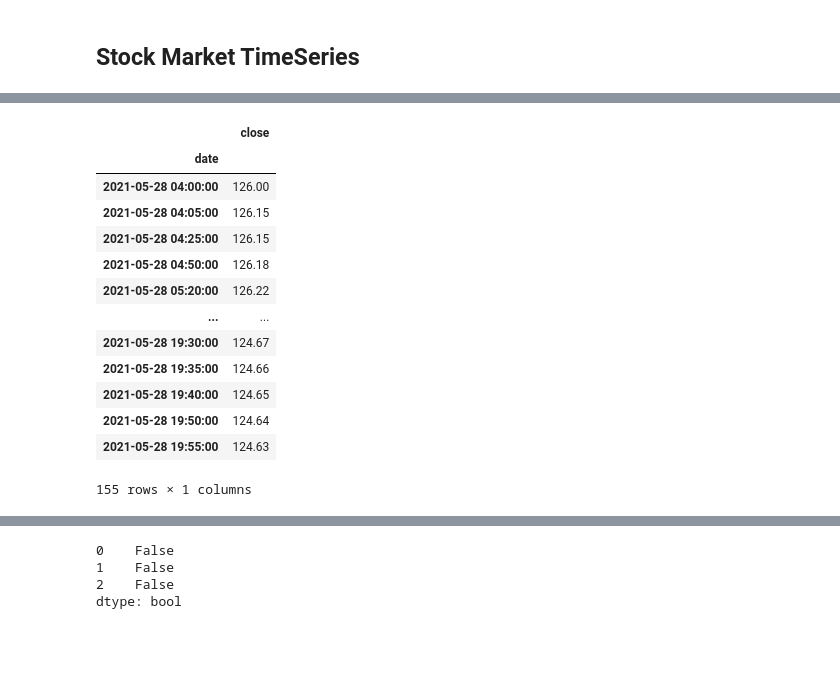
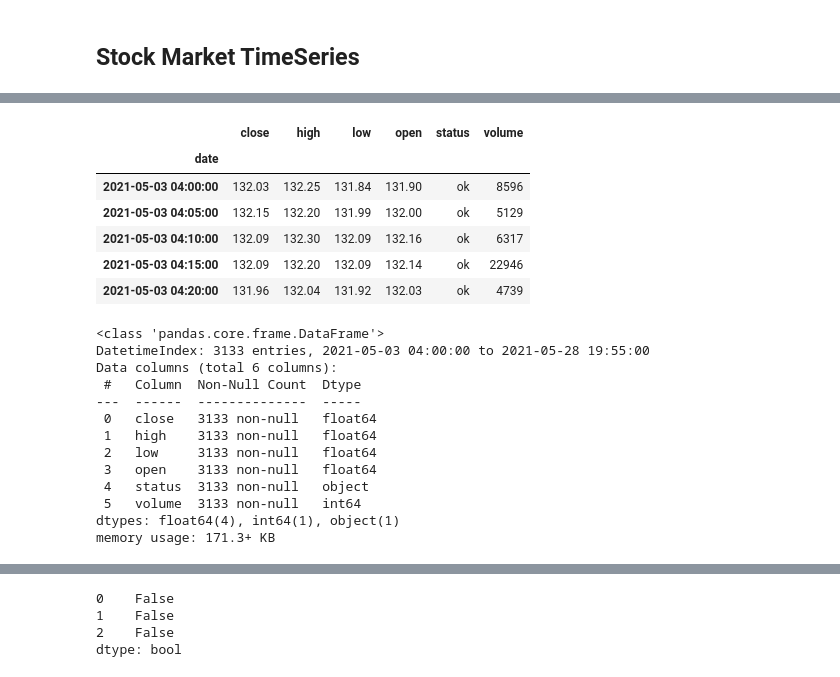
Before and after one commit to akladyous/stock-market-sentiment-analysis, a Jupyter notebook: stock_model.ipynb, the cells around one changed output, grey strips where cells are left out. Cells and saved outputs as stored; diff of their text form; code cells hidden in the pictures; blank space fills up the shorter version.

```diff
--- a/stock_model.ipynb
+++ b/stock_model.ipynb
@@ -80,17 +68,0 @@ Timestamp('2021-05-28 00:00:00')
-# %%
-aapl_5m_df.loc[aapl_5m_df.index.date == date,['close']]
-# %% [output]
-|  | close |
-| date |  |
-| 2021-05-28 04:00:00 | 126.00 |
-| 2021-05-28 04:05:00 | 126.15 |
-| 2021-05-28 04:25:00 | 126.15 |
-| 2021-05-28 04:50:00 | 126.18 |
-| 2021-05-28 05:20:00 | 126.22 |
-| ... | ... |
-| 2021-05-28 19:30:00 | 124.67 |
-| 2021-05-28 19:35:00 | 124.66 |
-| 2021-05-28 19:40:00 | 124.65 |
-| 2021-05-28 19:50:00 | 124.64 |
-| 2021-05-28 19:55:00 | 124.63 |
-155 rows × 1 columns
@@ -96,0 +72,26 @@ aapl_5m_df.loc[aapl_5m_df.index.date == date,['close']]
+# %%
+aapl_5m_df.head()
+# %% [output]
+|  | close | high | low | open | status | volume |
+| date |  |  |  |  |  |  |
+| 2021-05-03 04:00:00 | 132.03 | 132.25 | 131.84 | 131.90 | ok | 8596 |
+| 2021-05-03 04:05:00 | 132.15 | 132.20 | 131.99 | 132.00 | ok | 5129 |
+| 2021-05-03 04:10:00 | 132.09 | 132.30 | 132.09 | 132.16 | ok | 6317 |
+| 2021-05-03 04:15:00 | 132.09 | 132.20 | 132.09 | 132.14 | ok | 22946 |
+| 2021-05-03 04:20:00 | 131.96 | 132.04 | 131.92 | 132.03 | ok | 4739 |
+# %%
+aapl_5m_df.info()
+# %% [output]
+<class 'pandas.core.frame.DataFrame'>
+DatetimeIndex: 3133 entries, 2021-05-03 04:00:00 to 2021-05-28 19:55:00
+Data columns (total 6 columns):
+ #   Column  Non-Null Count  Dtype
+---  ------  --------------  -----
+ 0   close   3133 non-null   float64
+ 1   high    3133 non-null   float64
+ 2   low     3133 non-null   float64
+ 3   open    3133 non-null   float64
+ 4   status  3133 non-null   object
+ 5   volume  3133 non-null   int64
+dtypes: float64(4), int64(1), object(1)
+memory usage: 171.3+ KB
```
Also changed, not shown: parts of 11 cells of this notebook, 1 other file.
